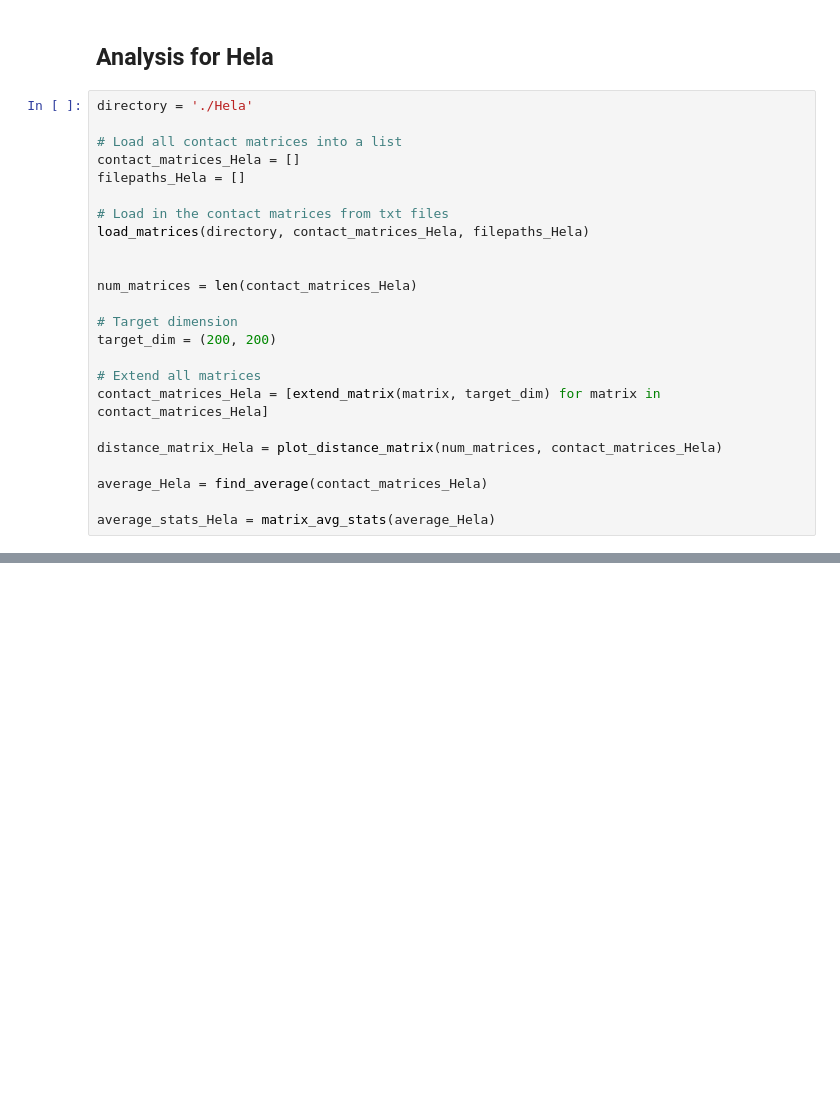
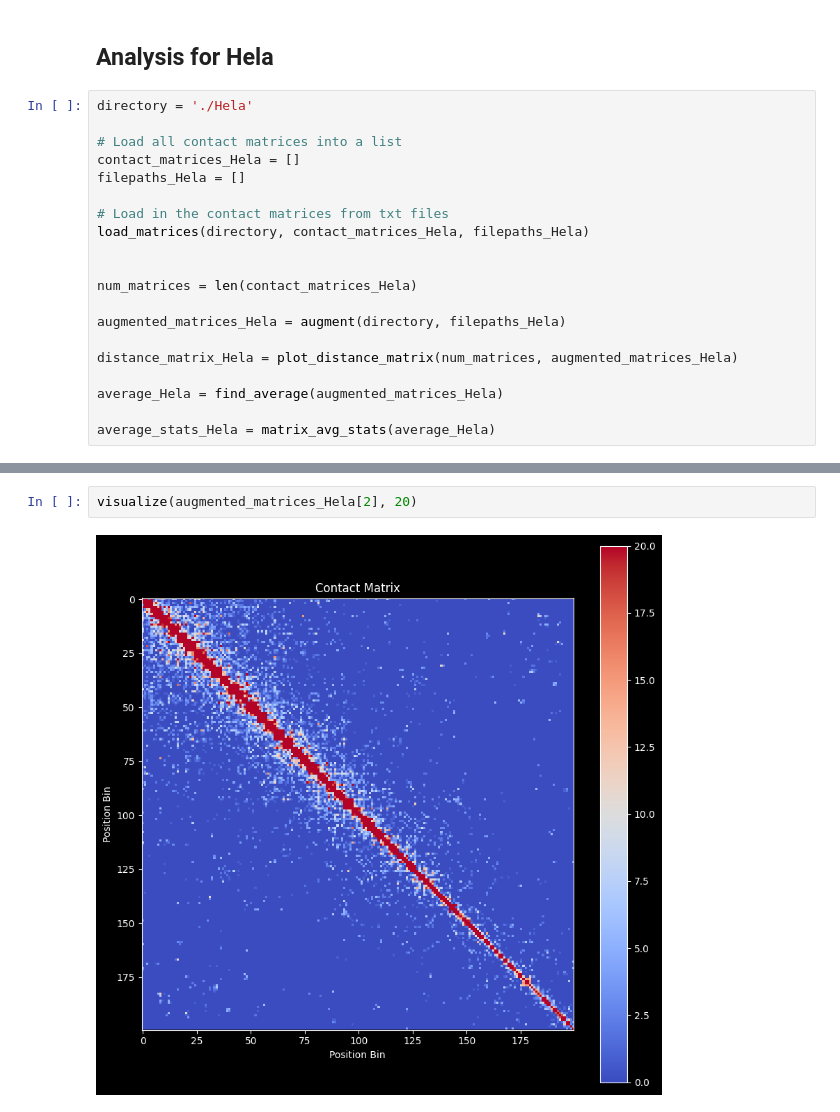
Before and after one commit to HaochongYANG/dna_heterogeneity, a Jupyter notebook: analysis.ipynb, the cells around one changed output, grey strips where cells are left out. Cells and saved outputs as stored; diff of their text form; blank space fills up the shorter version.

Commit message:
modified loading functions and extending matrices

```diff
--- a/analysis.ipynb
+++ b/analysis.ipynb
@@ -185,15 +264,11 @@ load_matrices(directory, contact_matrices_Hela, filepaths_Hela)
 
 num_matrices = len(contact_matrices_Hela)
 
-# Target dimension
-target_dim = (200, 200)
+augmented_matrices_Hela = augment(directory, filepaths_Hela)
 
-# Extend all matrices
-contact_matrices_Hela = [extend_matrix(matrix, target_dim) for matrix in contact_matrices_Hela]
+distance_matrix_Hela = plot_distance_matrix(num_matrices, augmented_matrices_Hela)
 
-distance_matrix_Hela = plot_distance_matrix(num_matrices, contact_matrices_Hela)
-
-average_Hela = find_average(contact_matrices_Hela)
+average_Hela = find_average(augmented_matrices_Hela)
 
 average_stats_Hela = matrix_avg_stats(average_Hela)
 # %%
@@ -245,0 +350,4 @@ Reject the null hypothesis: The given average does not belong to the distributio
+# %%
+visualize(augmented_matrices_Hela[2], 20)
+# %% [output]
+[figure, added]
```
Also changed, not shown: parts of 13 cells of this notebook, 1 other file.
